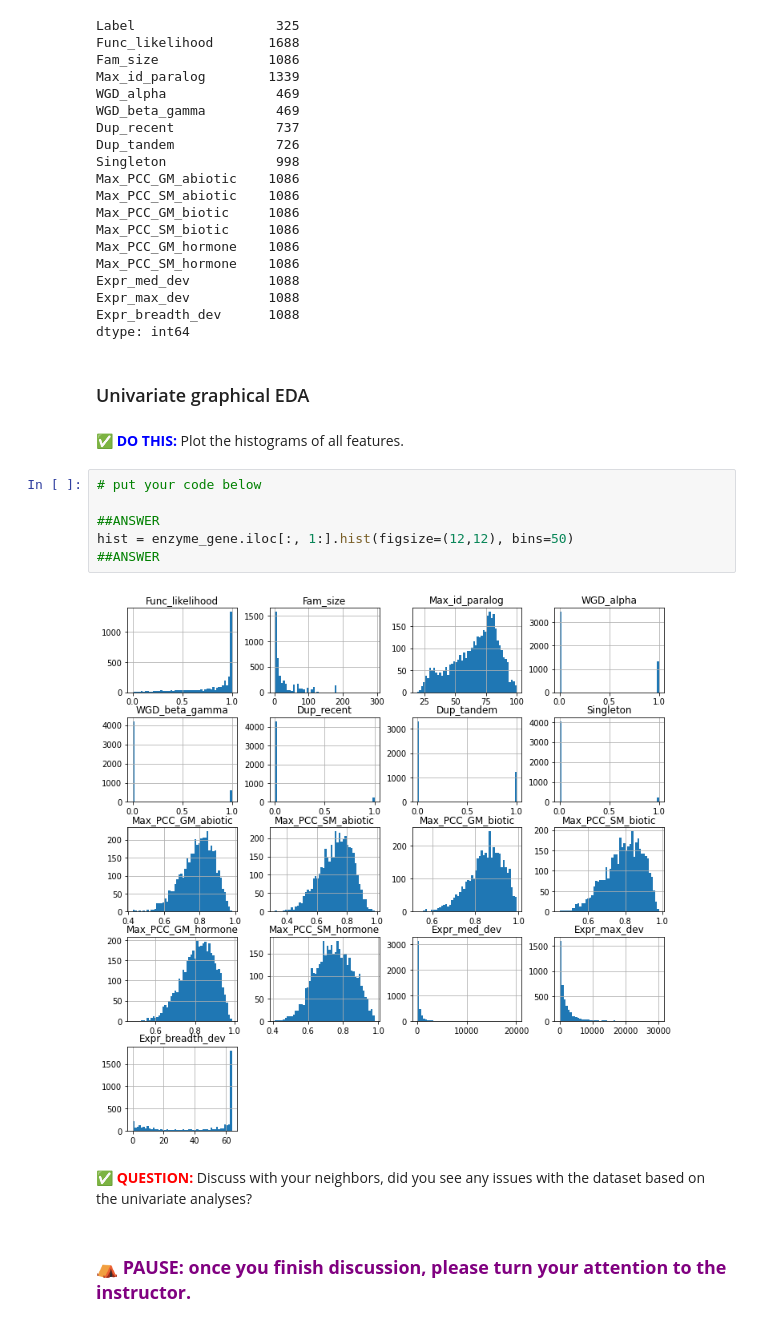
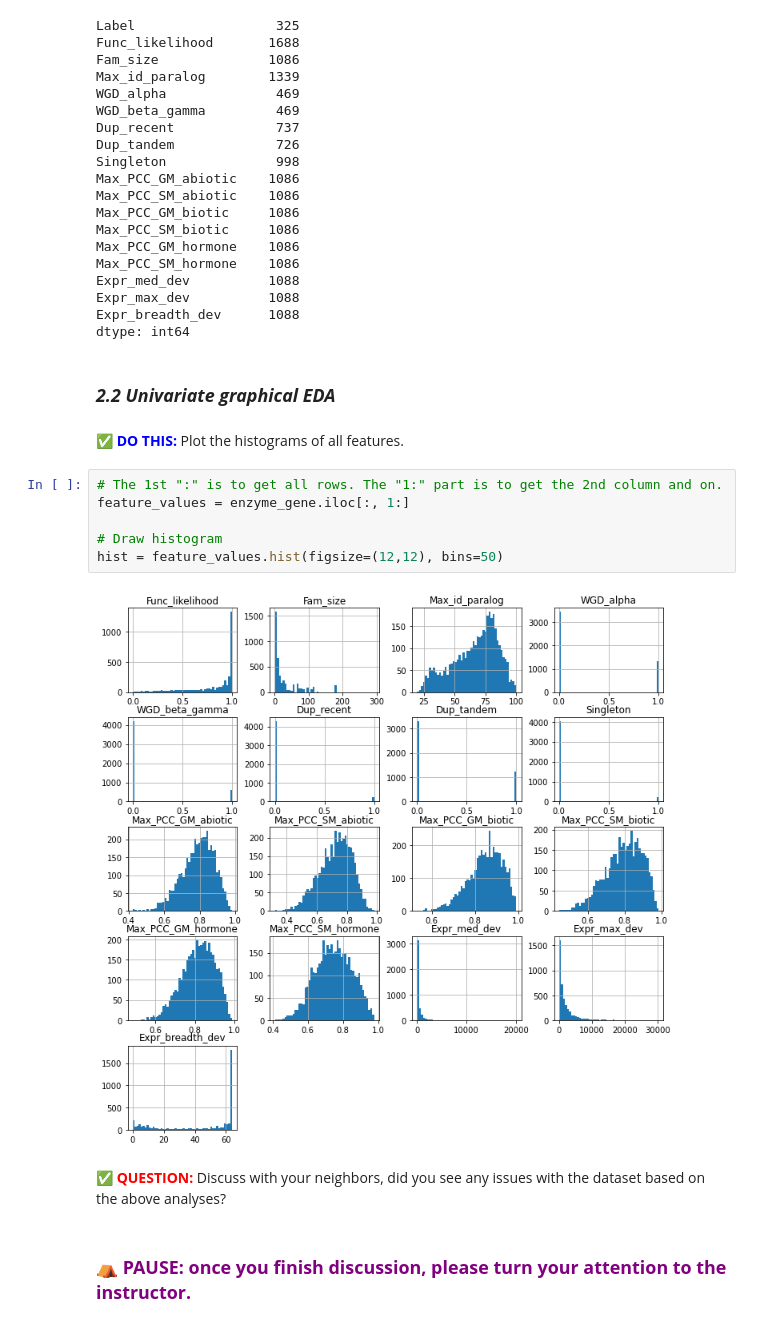
Before and after one commit to ShiuLab/ML_workshop, a Jupyter notebook: _DRAFT_ML_workshop-part_b-in_class.ipynb, the cells around one changed output. Saved outputs shown, nothing was run; the diff lists cells and outputs as text.

```diff
--- a/_DRAFT_ML_workshop-part_b-in_class.ipynb
+++ b/_DRAFT_ML_workshop-part_b-in_class.ipynb
@@ -161,19 +160,19 @@ Expr_max_dev          1088
 Expr_breadth_dev      1088
 dtype: int64
 # %% [markdown]
-### Univariate graphical EDA
+### ___2.2 Univariate graphical EDA___
 # %% [markdown]
 &#9989; **<font color=blue>DO THIS:</font>** Plot the histograms of all features.
-# %%
-# put your code below
-
-##ANSWER
-hist = enzyme_gene.iloc[:, 1:].hist(figsize=(12,12), bins=50)
-##ANSWER
-# %% [output]
-[figure, removed]
+# %%
+# The 1st ":" is to get all rows. The "1:" part is to get the 2nd column and on.
+feature_values = enzyme_gene.iloc[:, 1:]
+
+# Draw histogram
+hist = feature_values.hist(figsize=(12,12), bins=50)
+# %% [output]
+[figure, added]
 # %% [markdown]
-&#9989; **<font color=red>QUESTION:</font>**  Discuss with your neighbors, did you see any issues with the dataset based on the univariate analyses?
+&#9989; **<font color=red>QUESTION:</font>**  Discuss with your neighbors, did you see any issues with the dataset based on the above analyses?
 # %% [markdown]
 ### &#9978; **<font color=purple>PAUSE: once you finish discussion, please turn your attention to the instructor. </font>**
 # %% [markdown]
```
Also changed, not shown: parts of 49 cells of this notebook, 1 other file.
